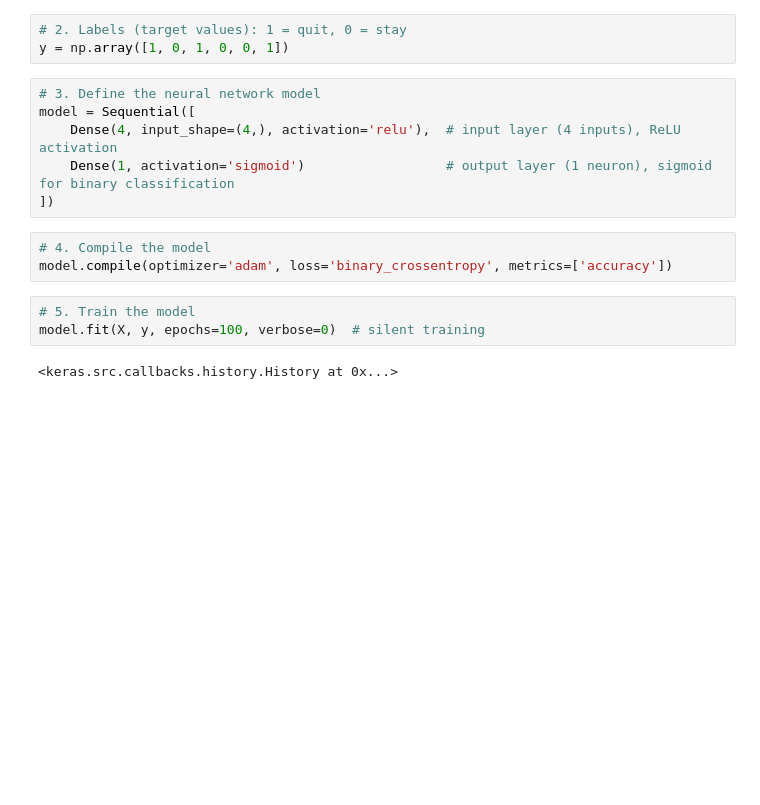
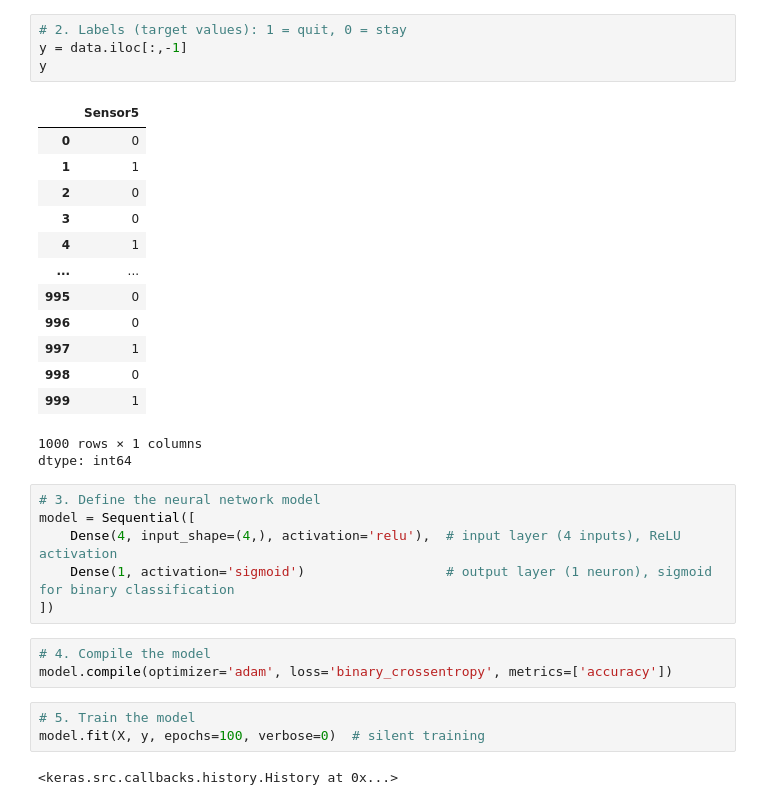
Before and after one commit to Vatsi007/Machine-Learning, a Jupyter notebook: NeuralGitHub.ipynb, the cells around one changed output. Drawn from its saved outputs; the diff is of its cells as text; blank space fills up the shorter version.

```diff
--- a/NeuralGitHub.ipynb
+++ b/NeuralGitHub.ipynb
@@ -19,6 +45,22 @@ X = np.array([
 # %%
 # 2. Labels (target values): 1 = quit, 0 = stay
-y = np.array([1, 0, 1, 0, 0, 1])
+y = data.iloc[:,-1]
+y
+# %% [output]
+|  | Sensor5 |
+| 0 | 0 |
+| 1 | 1 |
+| 2 | 0 |
+| 3 | 0 |
+| 4 | 1 |
+| ... | ... |
+| 995 | 0 |
+| 996 | 0 |
+| 997 | 1 |
+| 998 | 0 |
+| 999 | 1 |
+1000 rows × 1 columns
+dtype: int64
 # %%
 # 3. Define the neural network model
 model = Sequential([
```
Also changed, not shown: parts of 7 cells of this notebook.
